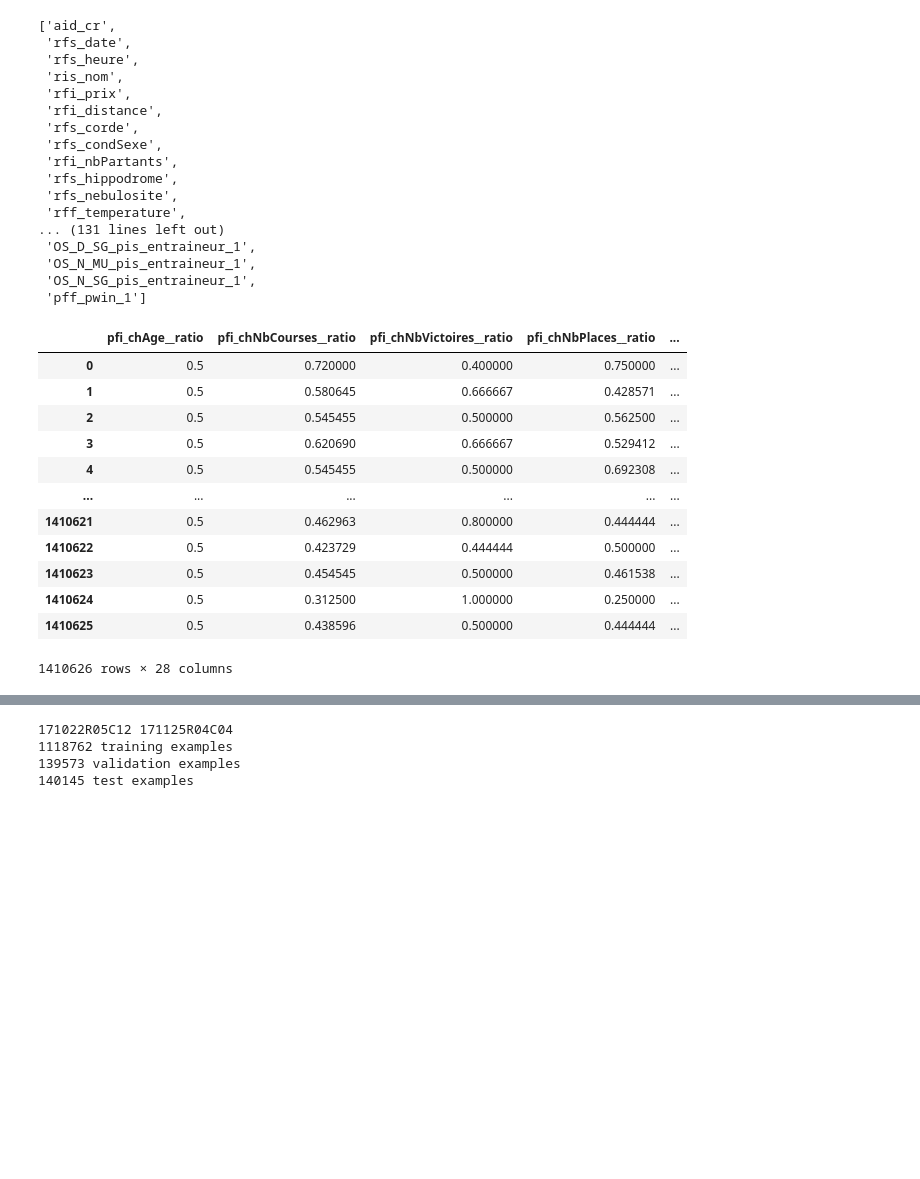
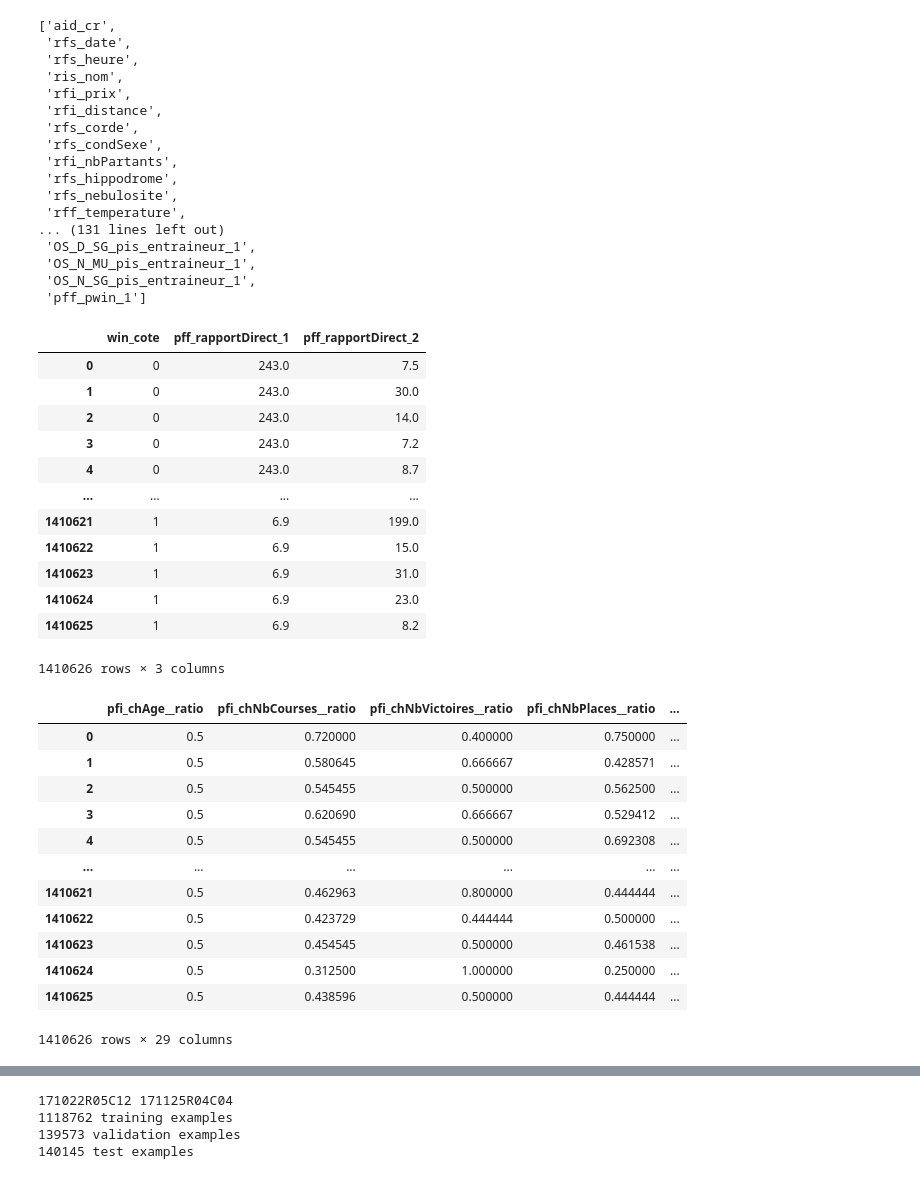
Before and after one commit to zenAurelius/HRAI3, a Jupyter notebook: notebooks/test_base3.ipynb, the cells around one changed output, grey strips where cells are left out. Saved outputs shown, nothing was run; the diff lists cells and outputs as text; code cells hidden in the pictures; blank space fills up the shorter version.

```diff
--- a/notebooks/test_base3.ipynb
+++ b/notebooks/test_base3.ipynb
@@ -34,6 +34,23 @@ list(dfraw.columns)
  'OS_N_MU_pis_entraineur_1',
  'OS_N_SG_pis_entraineur_1',
  'pff_pwin_1']
+# %%
+dfraw['win_cote'] = (dfraw.pff_rapportDirect_1 < dfraw.pff_rapportDirect_2).astype(int)
+dfraw[['win_cote','pff_rapportDirect_1', 'pff_rapportDirect_2']]
+# %% [output]
+|  | win_cote | pff_rapportDirect_1 | pff_rapportDirect_2 |
+| 0 | 0 | 243.0 | 7.5 |
+| 1 | 0 | 243.0 | 30.0 |
+| 2 | 0 | 243.0 | 14.0 |
+| 3 | 0 | 243.0 | 7.2 |
+| 4 | 0 | 243.0 | 8.7 |
+| ... | ... | ... | ... |
+| 1410621 | 1 | 6.9 | 199.0 |
+| 1410622 | 1 | 6.9 | 15.0 |
+| 1410623 | 1 | 6.9 | 31.0 |
+| 1410624 | 1 | 6.9 | 23.0 |
+| 1410625 | 1 | 6.9 | 8.2 |
+1410626 rows × 3 columns
 # %%
 def complete(df, cols):
   cols_complete = []
@@ -58,7 +75,7 @@ def calc_ratio(df, ratio, num_features):
 
 
 # INIT FEATURES/TARGET/CONST
-NONFEATURES = ['aid_cr', 'pis_cheval_', 'tgi_ordreArrivee_', 'pff_rapportDirect_1', 'tgb_estGagnant_1', 'tgb_estPlace_1']
+NONFEATURES = ['aid_cr', 'pis_cheval_', 'tgi_ordreArrivee_', 'pff_rapportDirect_1', 'tgb_estGagnant_1', 'tgb_estPlace_1', 'win_cote']
 NONFEATURES = complete(dfraw, NONFEATURES)
 RATIO_F = ['pfi_chAge_', 'pfi_chNbCourses_','pfi_chNbVictoires_','pfi_chNbPlaces_','pfi_chNbSecond_','pfi_chNbTroisieme_','pff_chGainTotal_','pff_chGainVictoire_','pff_chGainPlace_','pff_chGainAnnee_','pff_chGainAnneePrec_','pff_handicap_','pff_rapportDirect_','pff_rapportReference_','pfi_placeCorde_','pff_txReclamation_','pff_normcote_','pff_ord_']
 NUM_FEATURES = []
@@ -96,4 +113,4 @@ df
 | 1410623 | 0.5 | 0.454545 | 0.500000 | 0.461538 | ... |
 | 1410624 | 0.5 | 0.312500 | 1.000000 | 0.250000 | ... |
 | 1410625 | 0.5 | 0.438596 | 0.500000 | 0.444444 | ... |
-1410626 rows × 28 columns
+1410626 rows × 29 columns
```
Also changed, not shown: parts of 9 cells of this notebook.
